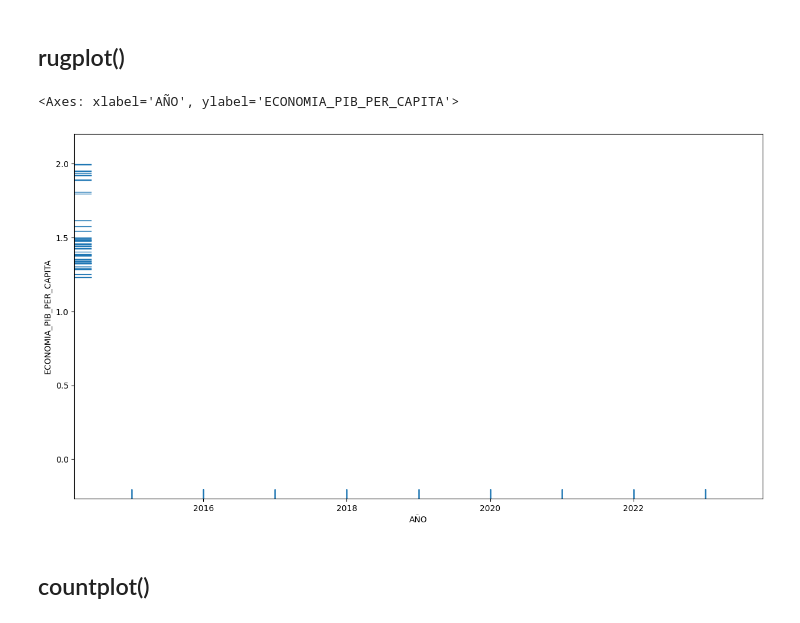
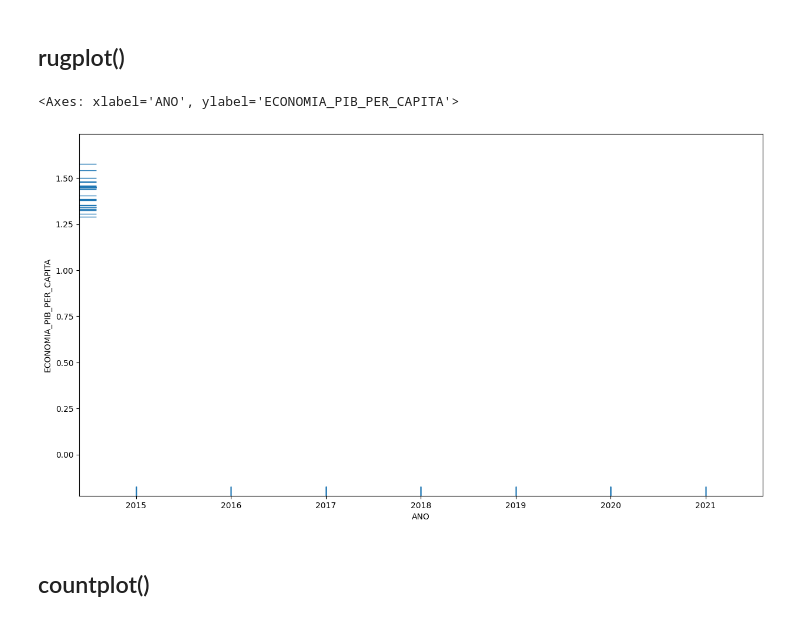
Before and after one commit to G6felicidad/Proyecto_Felicidad_Calidad_Vida, a Jupyter notebook: notebooks/3.1-analisis_univariante.ipynb, the cells around one changed output. Drawn from its saved outputs; the diff is of its cells as text; code cells hidden in the pictures.

```diff
--- a/notebooks/3.1-analisis_univariante.ipynb
+++ b/notebooks/3.1-analisis_univariante.ipynb
@@ -28,6 +28,6 @@ import pandas as pd
 import matplotlib.pyplot as plt
 import seaborn as sns
 # %%
-df = pd.read_csv('../data/ficheros_procesados/datos_preprocesados.csv')
+df = pd.read_csv('../data/ficheros_procesados/datos_preprocesados_limpios.csv')
 df.head(10)
 # %% [output]
@@ -201,10 +209,10 @@ sns.pairplot(df)
 ## rugplot()
 # %%
 plt.figure(figsize=(15,8))
-sns.rugplot(data=df, x="AÑO", y="ECONOMIA_PIB_PER_CAPITA")
+sns.rugplot(data=df, x="ANO", y="ECONOMIA_PIB_PER_CAPITA")
 # %% [output]
-<Axes: xlabel='AÑO', ylabel='ECONOMIA_PIB_PER_CAPITA'>
+<Axes: xlabel='ANO', ylabel='ECONOMIA_PIB_PER_CAPITA'>
-[figure, old version]
+[figure, new version]
 # %% [markdown]
 ## countplot()
 # %%
```
Also changed, not shown: parts of 17 cells of this notebook, 1 other file.
